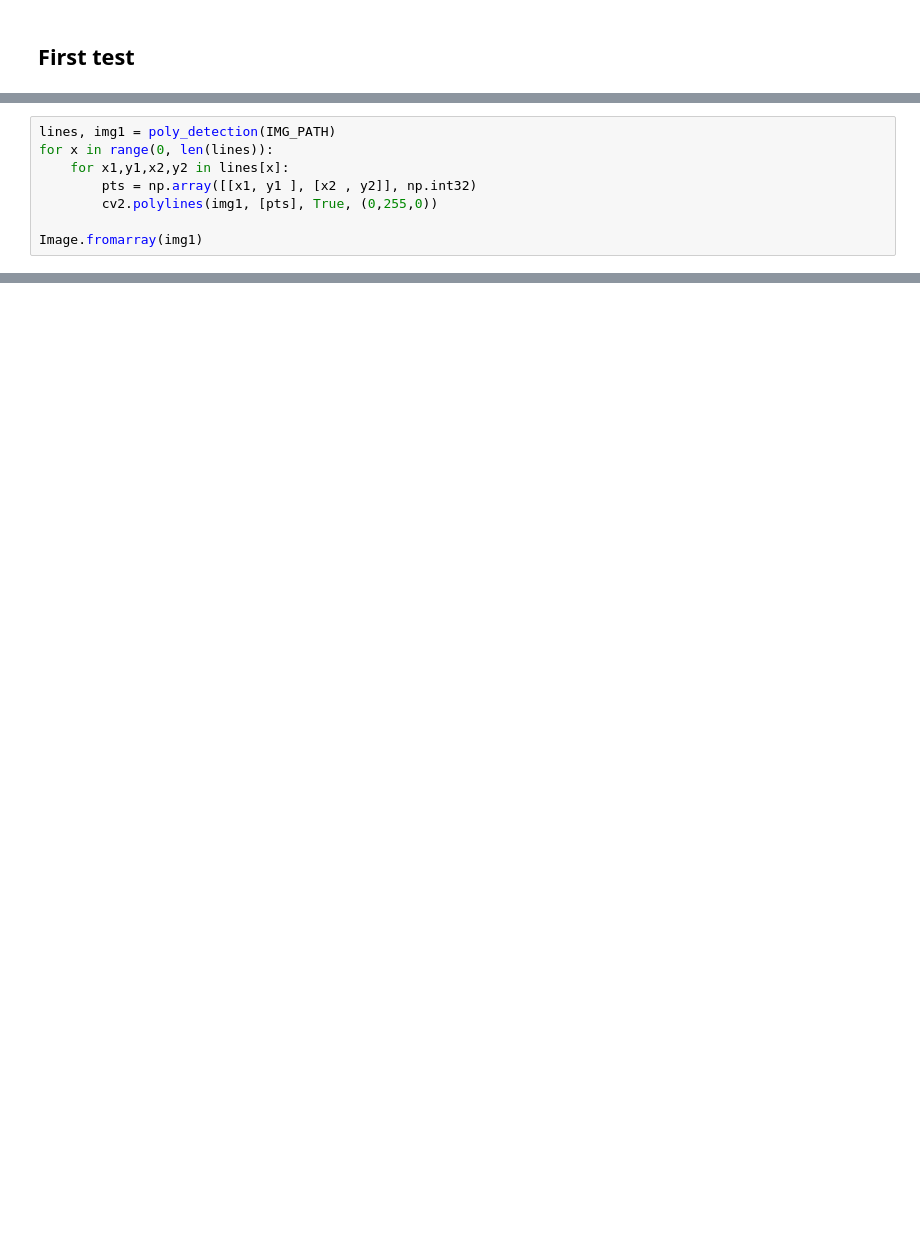
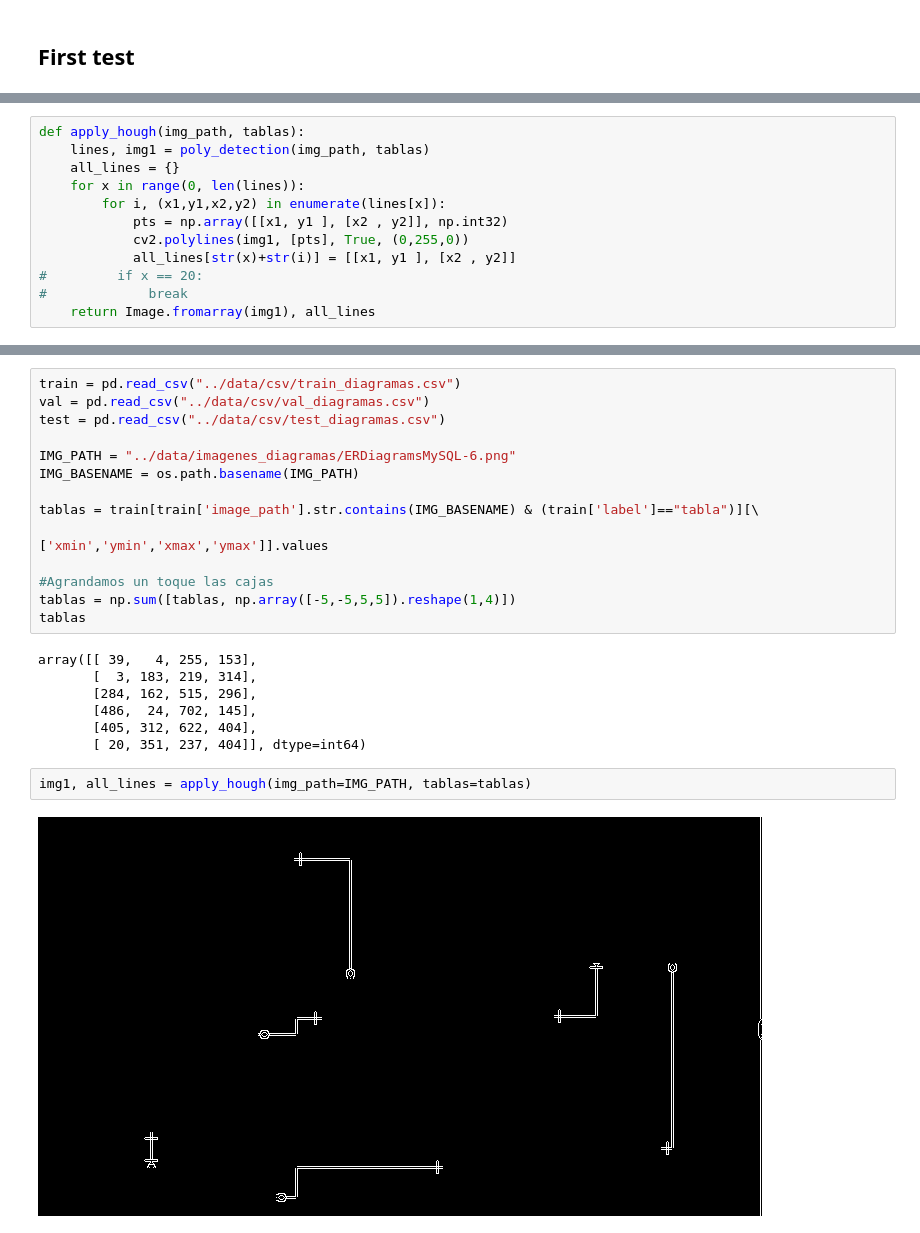
Before and after one commit to IgnacioCazcarra/TFI-Cazcarra, a Jupyter notebook: notebooks/1.3.0-ic-opencv_lane_detection_test.ipynb, the cells around one changed output, grey strips where cells are left out. Saved outputs shown, nothing was run; the diff lists cells and outputs as text; blank space fills up the shorter version.

Commit message:
Some upgrades on line detection

```diff
--- a/notebooks/1.3.0-ic-opencv_lane_detection_test.ipynb
+++ b/notebooks/1.3.0-ic-opencv_lane_detection_test.ipynb
@@ -29,10 +28,14 @@ def poly_detection(img_path):
 
     return lines, inputImage
 # %%
-lines, img1 = poly_detection(IMG_PATH)
-for x in range(0, len(lines)):
-    for x1,y1,x2,y2 in lines[x]:
-        pts = np.array([[x1, y1 ], [x2 , y2]], np.int32)
-        cv2.polylines(img1, [pts], True, (0,255,0))
-
-Image.fromarray(img1)
+def apply_hough(img_path, tablas):
+    lines, img1 = poly_detection(img_path, tablas)
+    all_lines = {}
+    for x in range(0, len(lines)):
+        for i, (x1,y1,x2,y2) in enumerate(lines[x]):
+            pts = np.array([[x1, y1 ], [x2 , y2]], np.int32)
+            cv2.polylines(img1, [pts], True, (0,255,0))
+            all_lines[str(x)+str(i)] = [[x1, y1 ], [x2 , y2]]
+#         if x == 20:
+#             break
+    return Image.fromarray(img1), all_lines
@@ -147,0 +117,25 @@ finally:
+# %%
+train = pd.read_csv("../data/csv/train_diagramas.csv")
+val = pd.read_csv("../data/csv/val_diagramas.csv")
+test = pd.read_csv("../data/csv/test_diagramas.csv")
+
+IMG_PATH = "../data/imagenes_diagramas/ERDiagramsMySQL-6.png"
+IMG_BASENAME = os.path.basename(IMG_PATH)
+
+tablas = train[train['image_path'].str.contains(IMG_BASENAME) & (train['label']=="tabla")][\
+                                                                                        ['xmin','ymin','xmax','ymax']].values
+
+#Agrandamos un toque las cajas
+tablas = np.sum([tablas, np.array([-5,-5,5,5]).reshape(1,4)])
+tablas
+# %% [output]
+array([[ 39,   4, 255, 153],
+       [  3, 183, 219, 314],
+       [284, 162, 515, 296],
+       [486,  24, 702, 145],
+       [405, 312, 622, 404],
+       [ 20, 351, 237, 404]], dtype=int64)
+# %%
+img1, all_lines = apply_hough(img_path=IMG_PATH, tablas=tablas)
+# %% [output]
+[figure, added]
```
Also changed, not shown: parts of 17 cells of this notebook, 2 other files.
